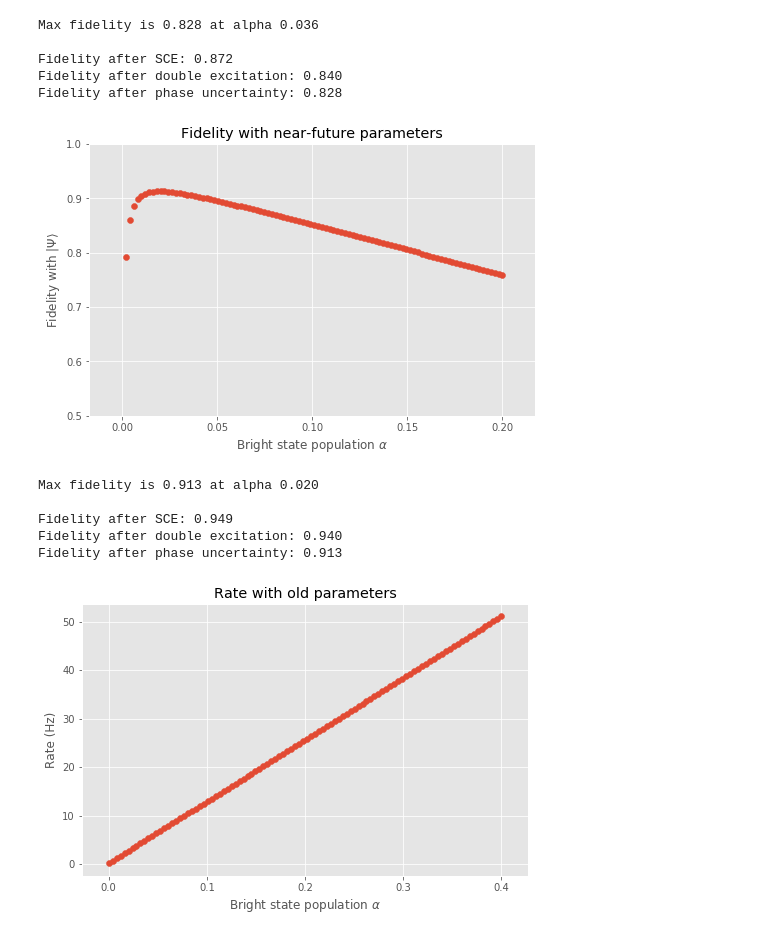
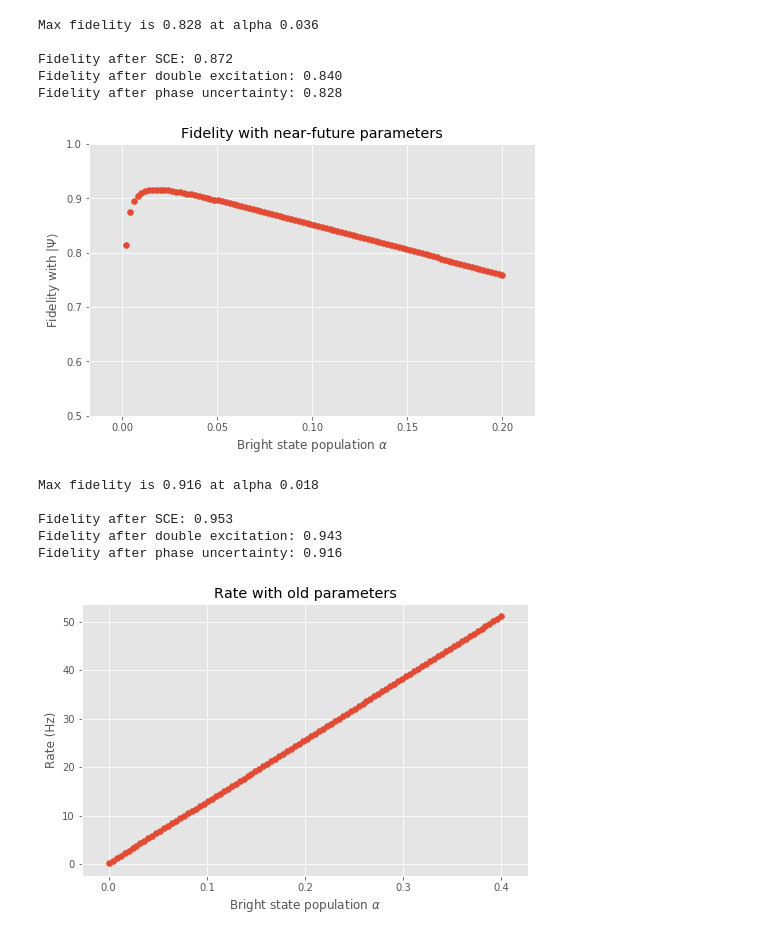
Before and after one commit to matpompili/go-nogo, a Jupyter notebook: Proposal.ipynb, the cells around one changed output. Cells and saved outputs as stored; diff of their text form; code cells hidden in the pictures.

```diff
--- a/Proposal.ipynb
+++ b/Proposal.ipynb
@@ -390,29 +390,31 @@ Fidelity after phase uncertainty: 0.828
 # %%
 alphas = np.linspace(0, 0.2, 100)
 fids = np.zeros_like(alphas)
 
-near_future_params = {'det_w': 20e-9, 'PdetA': 1e-3, 'PdetB': 1e-3,
+near_future_params = {'det_w': 20e-9, 'PdetA': 12e-4, 'PdetB': 12e-4,
                       'vis': 0.95, 'P2e': 0.01, 'phase_unc': 20}
 for i, alpha in enumerate(alphas):
     _, fids[i] = sim_rho_from_alpha(alpha, **near_future_params)
 
 plt.figure(figsize=(8,5))
 plt.title('Fidelity with near-future parameters')
 plt.xlabel(r'Bright state population $\alpha$')
 plt.ylabel(r'Fidelity with $|\Psi\rangle$')
 plt.ylim((0.5,1))
 plt.scatter(alphas, fids)
 plt.show()
 
+best_alpha = alphas[np.argmax(fids)]
+
 print('Max fidelity is {:.3f} at alpha {:.3f}\n'.format(np.max(fids), alphas[np.argmax(fids)]))
 sim_rho_from_alpha(alphas[np.argmax(fids)], print_fids=True, return_fid=False, **near_future_params);
 # %% [output]
-[figure, old version]
+[figure, new version]
-Max fidelity is 0.913 at alpha 0.020
+Max fidelity is 0.916 at alpha 0.018
 
-Fidelity after SCE: 0.949
-Fidelity after double excitation: 0.940
-Fidelity after phase uncertainty: 0.913
+Fidelity after SCE: 0.953
+Fidelity after double excitation: 0.943
+Fidelity after phase uncertainty: 0.916
 # %%
 def sim_rate_from_alpha(alpha, det_w = 25e-9, PdetA = 2.8e-4, PdetB = 4.2e-4,
                       vis = 0.8, P2e = 0.04, phase_unc = 20, ent_duration = 5.5e-6):
```
Also changed, not shown: parts of 17 cells of this notebook.
